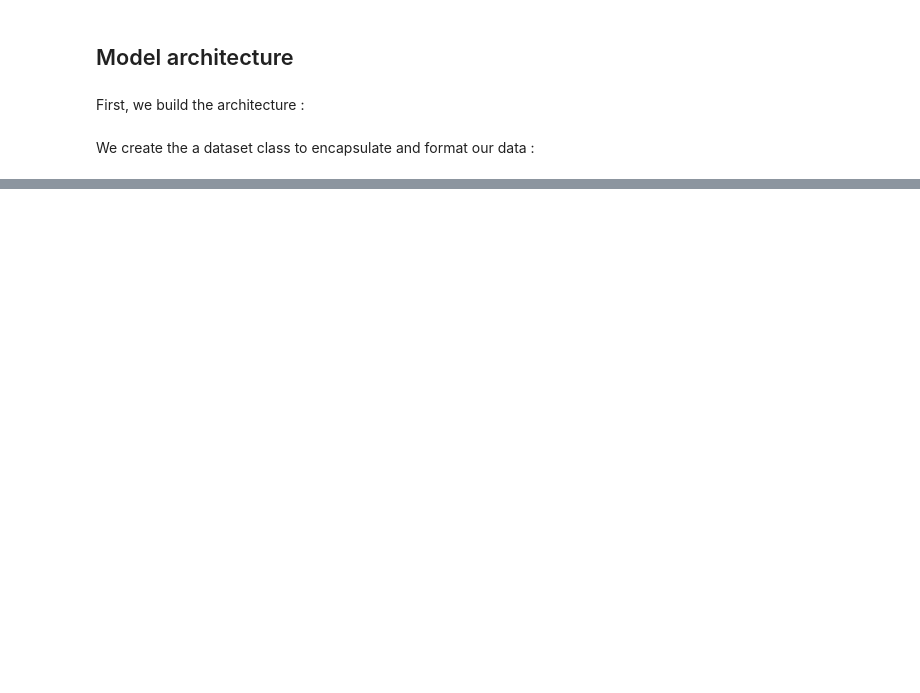
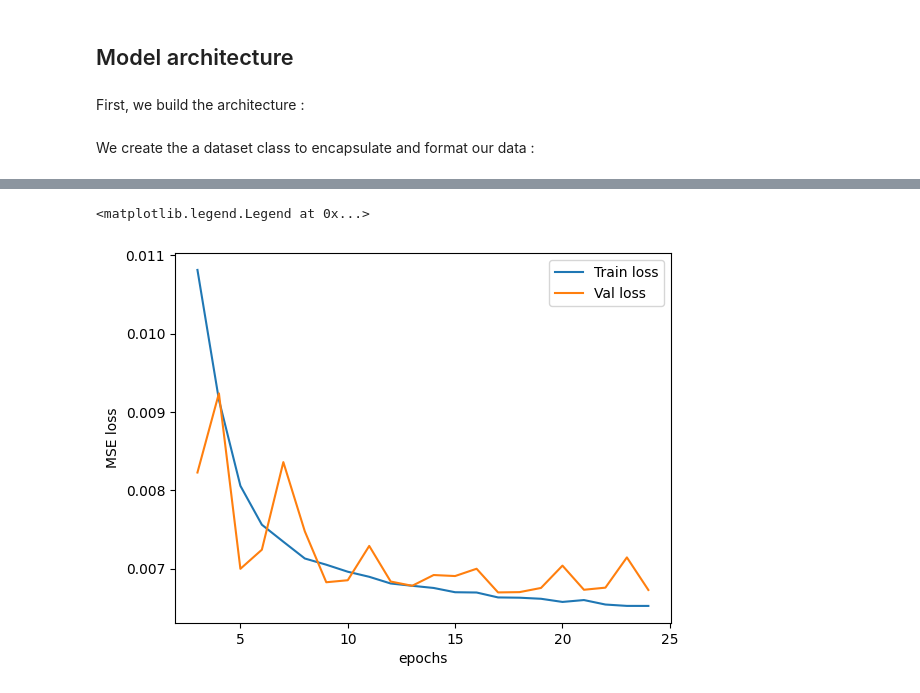
Before and after one commit to rbazin/transformers-weather-time-series-forecasting, a Jupyter notebook: TimeFormer.ipynb, the cells around one changed output, grey strips where cells are left out. Saved outputs shown, nothing was run; the diff lists cells and outputs as text; code cells hidden in the pictures; blank space fills up the shorter version.

Commit message:
time former training

```diff
--- a/TimeFormer.ipynb
+++ b/TimeFormer.ipynb
@@ -161,14 +188,17 @@ class TimeFormerDataset(Dataset):
 # %%
 # training function
-def train(model, criterion, optimizer, epochs, train_loader, val_loader, device, save_path):
+def train(model, criterion, optimizer, scheduler, epochs, train_loader, val_loader, device, save_path):
 
     train_losses = []
     val_losses = []
+    lrs = []
+    pbar = tqdm(range(epochs), desc="Epochs", leave=True, position=0)
 
     start = time.time()
-    for i, epoch in enumerate(tqdm(range(epochs), desc="Epochs")):
+    for i, epoch in enumerate(pbar):
 
         total_loss = 0.
+        lrs.append(optimizer.param_groups[0]['lr'])
         model.train()
         for batch in train_loader:
 
@@ -202,7 +232,12 @@ def train(model, criterion, optimizer, epochs, train_loader, val_loader, device,
 
             val_losses.append(total_loss / len(val_loader))
 
-        tqdm.write(f"Epoch {epoch+1} | Train loss: {train_losses[-1]:.4f} | Val loss: {val_losses[-1]:.4f}")
+        # update scheduler
+        #scheduler.step(val_losses[-1])
+        if scheduler is not None:
+          scheduler.step()
+
+        pbar.set_postfix(train_loss=train_losses[-1], val_loss=val_losses[-1], lr=lrs[-1])
 
         # checkpoint
         if i % 10 == 0:
@@ -211,7 +246,7 @@ def train(model, criterion, optimizer, epochs, train_loader, val_loader, device,
     end = time.time()
     print(f"Training time: {end - start:.2f} seconds")
 
-    return model, train_losses, val_losses
+    return model, train_losses, val_losses, lrs
 # %%
 # evaluation function
 def evaluate(model, criterion, test_loader, device):
@@ -230,7 +265,7 @@ def evaluate(model, criterion, test_loader, device):
         return total_loss / len(test_loader)
 # %%
 # hyperparameters
-epochs = 100
+epochs = 25
 lr = 1e-3
 enc_seq_len = 4 # number of past observations to use
 window_step = 1 # step between two consecutive windows
@@ -241,3 +276,4 @@ num_encoder_layers = 1 # number of transformer encoder layers
 feature_size = 250 # size of the feature vector in the input embedding layer
 
 device = torch.device("cuda" if torch.cuda.is_available() else "cpu")
+print(f"Using device : {device}")
@@ -245,15 +283,13 @@ device = torch.device("cuda" if torch.cuda.is_available() else "cpu")
 # datasets and dataloaders
 time_ds = TimeFormerDataset(data_df, enc_seq_len=enc_seq_len, window_step=window_step, labels_as_features=True)
 
-train_size = int(0.8 * len(time_ds)) # 80% for training
-val_size = int(0.1 * len(time_ds)) # 10% for validation
-test_size = len(time_ds) - train_size - val_size # remaining for test
+train_size = int(0.9 * len(time_ds)) # 90% for training
+val_size = len(time_ds) - train_size
 
-train_ds, val_ds, test_ds = random_split(time_ds, [train_size, val_size, test_size])
+train_ds, val_ds = random_split(time_ds, [train_size, val_size])
 
 train_loader = DataLoader(train_ds, batch_size=batch_size, shuffle=True, num_workers=2, pin_memory=True)
 val_loader = DataLoader(val_ds, batch_size=batch_size, shuffle=False, num_workers=2, pin_memory=True)
-test_loader = DataLoader(test_ds, batch_size=batch_size, shuffle=False, num_workers=2, pin_memory=True)
 # %%
 # training
 
@@ -261,5 +297,7 @@ model = TimeFormer(nbr_labels=nbr_labels, feature_size=feature_size, num_encoder
 
 criterion = nn.MSELoss()
 optimizer = torch.optim.Adam(model.parameters(), lr=lr)
+#scheduler = lr_scheduler.ReduceLROnPlateau(optimizer, mode='min', factor=0.1, patience=5, verbose=False)
+#scheduler = lr_scheduler.StepLR(optimizer, step_size=10, gamma=0.5)
 
-model, train_losses, val_losses = train(model, criterion, optimizer, epochs, train_loader, val_loader, device, "timeformer.pth")
+model, train_losses, val_losses, lrs = train(model, criterion, optimizer, None, epochs, train_loader, val_loader, device, "timeformer.pth")
@@ -268,5 +315,11 @@ print(f"Final losses | Train loss: {train_losses[-1]:.4f} | Val loss: {val_losse
 # %%
 # plot losses
-plt.plot(train_losses, label="Train loss")
-plt.plot(val_losses, label="Val loss")
+start_epoch = 3
+plt.plot(list(range(start_epoch, len(train_losses))), train_losses[start_epoch:], label="Train loss")
+plt.plot(list(range(start_epoch, len(train_losses))), val_losses[start_epoch:], label="Val loss")
+plt.xlabel("epochs")
+plt.ylabel("MSE loss")
 plt.legend()
+# %% [output]
+<matplotlib.legend.Legend at 0x...>
+[figure, added]
```
Also changed, not shown: parts of 24 cells of this notebook, 1 other file.
